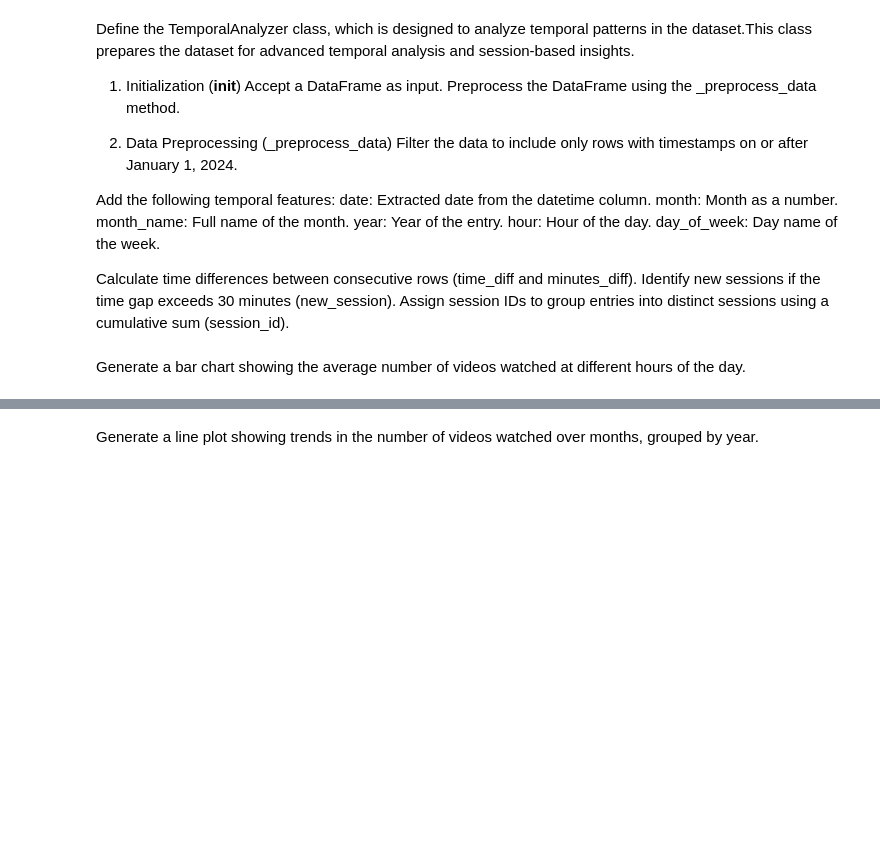
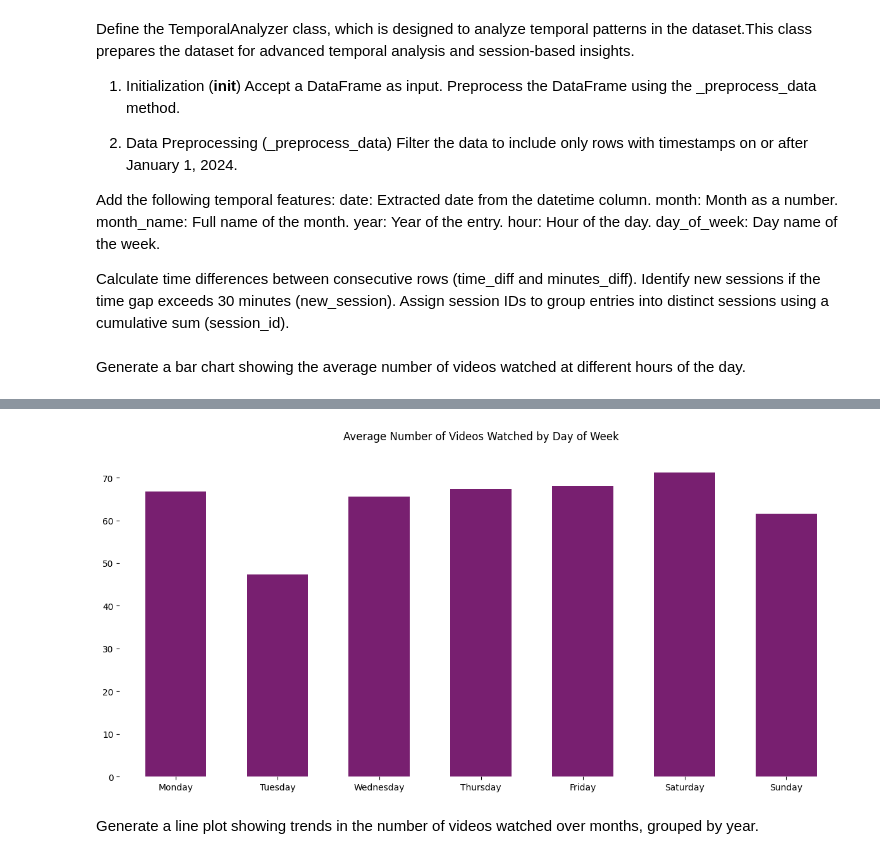
Before and after one commit to 10100111111001111010/DSA-210-Personal-Data-Analysis, a Jupyter notebook: data_analysis.ipynb, the cells around one changed output, grey strips where cells are left out. Drawn from its saved outputs; the diff is of its cells as text; code cells hidden in the pictures; blank space fills up the shorter version.

```diff
--- a/data_analysis.ipynb
+++ b/data_analysis.ipynb
@@ -160,32 +138,37 @@ TemporalAnalyzer.analyze_hourly_patterns = analyze_hourly_patterns
 # %%
 def analyze_daily_patterns(self, output_dir='figures'):
 
     os.makedirs(output_dir, exist_ok=True)
 
     day_order = ['Monday', 'Tuesday', 'Wednesday', 'Thursday', 'Friday', 'Saturday', 'Sunday']
     daily_counts = self.df.groupby('day_of_week').size()
     daily_avg = (daily_counts / self.df['date'].nunique() * 7).reindex(day_order)
 
     plt.figure(figsize=(12, 6))
     ax = daily_avg.plot(kind='bar', color='#781f70', width=0.6)
 
     ax.spines['top'].set_visible(False)
     ax.spines['bottom'].set_visible(False)
     ax.spines['right'].set_visible(False)
     ax.spines['left'].set_visible(False)
 
     plt.title('Average Number of Videos Watched by Day of Week', pad=20)
     plt.xlabel('')
     plt.ylabel('')
     plt.xticks(rotation=0)
 
     plt.tight_layout()
     plt.savefig(f'{output_dir}/daily_patterns.png', dpi=300, bbox_inches='tight')
+    plt.show()
     plt.close()
 
-    return {'daily_averages': daily_avg}
+    result = {'daily_averages': daily_avg}
 
 TemporalAnalyzer.analyze_daily_patterns = analyze_daily_patterns
+
+analyzer.analyze_daily_patterns()
+# %% [output]
+[figure, added]
 # %% [markdown]
 Generate a line plot showing trends in the number of videos watched over months, grouped by year.
 # %%
```
Also changed, not shown: parts of 9 cells of this notebook.
